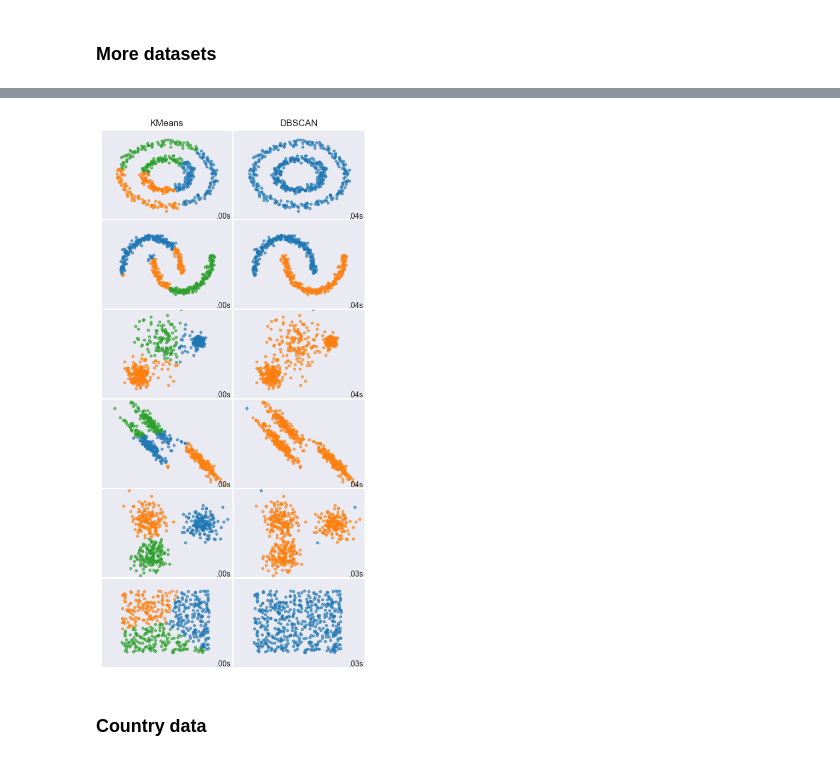
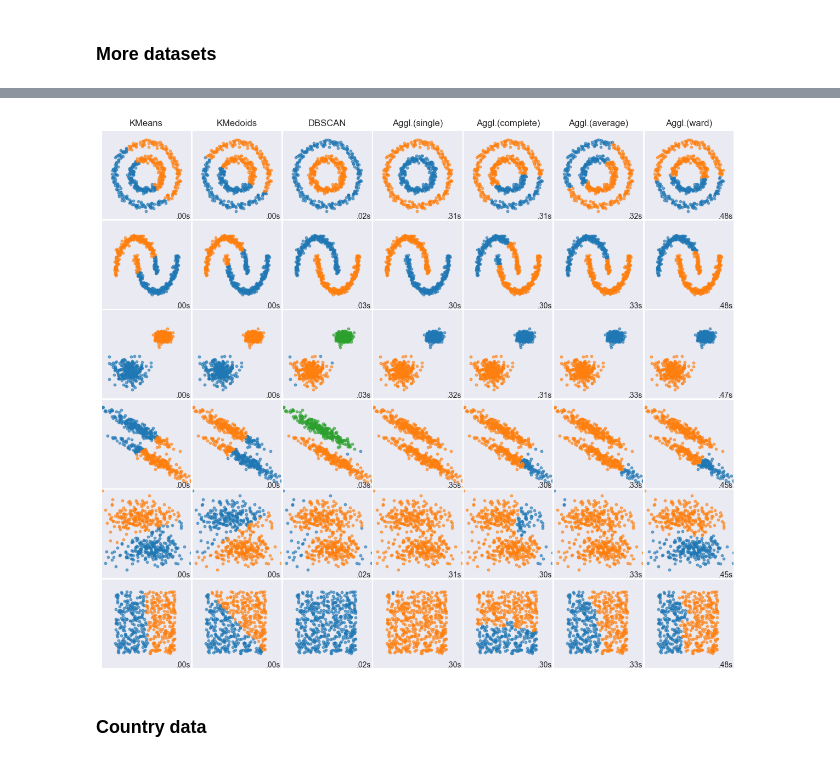
Before and after one commit to Artem259/univ5.2_DM, a Jupyter notebook: lab2/part2/main.ipynb, the cells around one changed output, grey strips where cells are left out. Drawn from its saved outputs; the diff is of its cells as text; code cells hidden in the pictures.

Commit message:
update(part2): service.py, main.ipynb

```diff
--- a/lab2/part2/main.ipynb
+++ b/lab2/part2/main.ipynb
@@ -510,11 +511,20 @@ DBSCAN      0.025548
 dtype: float64
-# %%
-service.plot_toy_datasets(
-    datasets, [("KMeans", KMeans(n_clusters=3)), ("DBSCAN", DBSCAN())], figsize=(5, 10)  # TODO
-)
-plt.show()
-# %% [output]
-[figure, removed]
+# %%
+n_clusters = 2
+init = [[0, 0], [1, 1]]
+clusterers = [
+    ("KMeans", KMeans(n_clusters=n_clusters, init=init)),
+    ("KMedoids", KMedoids(n_clusters=n_clusters, init=init)),
+    ("DBSCAN", DBSCAN(eps=0.3)),
+    ("Aggl.(single)", AgglomerativeClustering(n_clusters=n_clusters, linkage='single')),
+    ("Aggl.(complete)", AgglomerativeClustering(n_clusters=n_clusters, linkage='complete')),
+    ("Aggl.(average)", AgglomerativeClustering(n_clusters=n_clusters, linkage='average')),
+    ("Aggl.(ward)", AgglomerativeClustering(n_clusters=n_clusters, linkage='ward')),
+]
+
+service.plot_toy_datasets(datasets, clusterers, figsize=(12, 10))
+# %% [output]
+[figure, added]
 # %% [markdown]
 ### Country data
 # %%
```
Also changed, not shown: parts of 7 cells of this notebook, 1 other file.
